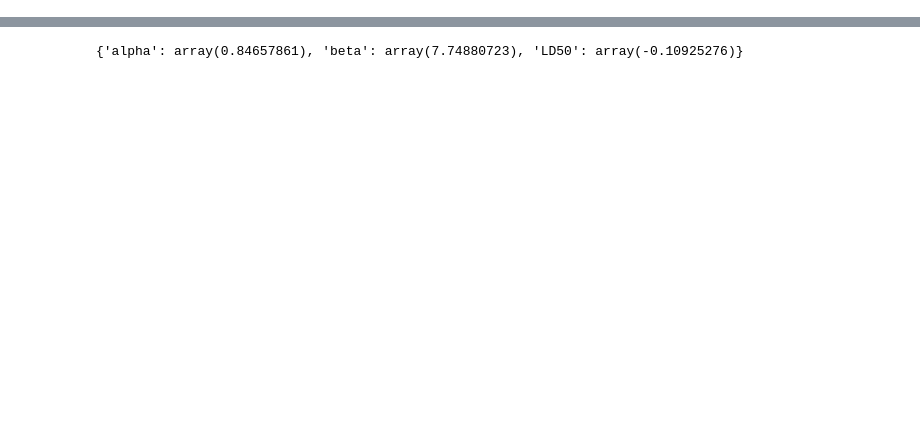
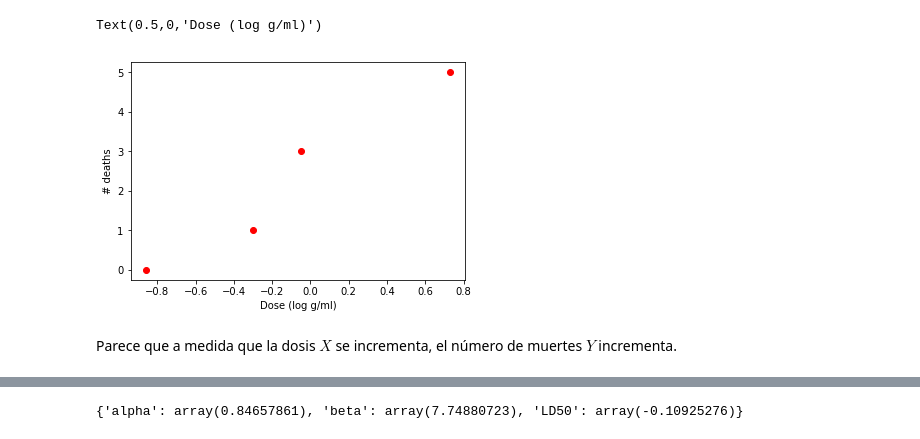
Before and after one commit to Narenman/AnalisisBayesiano, a Jupyter notebook: notebooks/bioassay.ipynb, the cells around one changed output, grey strips where cells are left out. Cells and saved outputs as stored; diff of their text form; code cells hidden in the pictures; blank space fills up the shorter version.

```diff
--- a/notebooks/bioassay.ipynb
+++ b/notebooks/bioassay.ipynb
@@ -13,0 +14,3 @@ yobs = np.array([0, 1, 3, 5])
+# %%
+data = pd.read_csv('data/bioassay.txt', skip_blank_lines=False, header=8)
+data.head()
@@ -13,0 +25,9 @@ yobs = np.array([0, 1, 3, 5])
+# %%
+plt.plot(data['dose'], data['y'], 'ro')
+plt.ylabel('# deaths')
+plt.xlabel('Dose (log g/ml)')
+# %% [output]
+Text(0.5,0,'Dose (log g/ml)')
+[figure, added]
+# %% [markdown]
+Parece que a medida que la dosis $X$ se incrementa, el número de muertes $Y$ incrementa.
```
Also changed, not shown: parts of 16 cells of this notebook, 2 other files.
